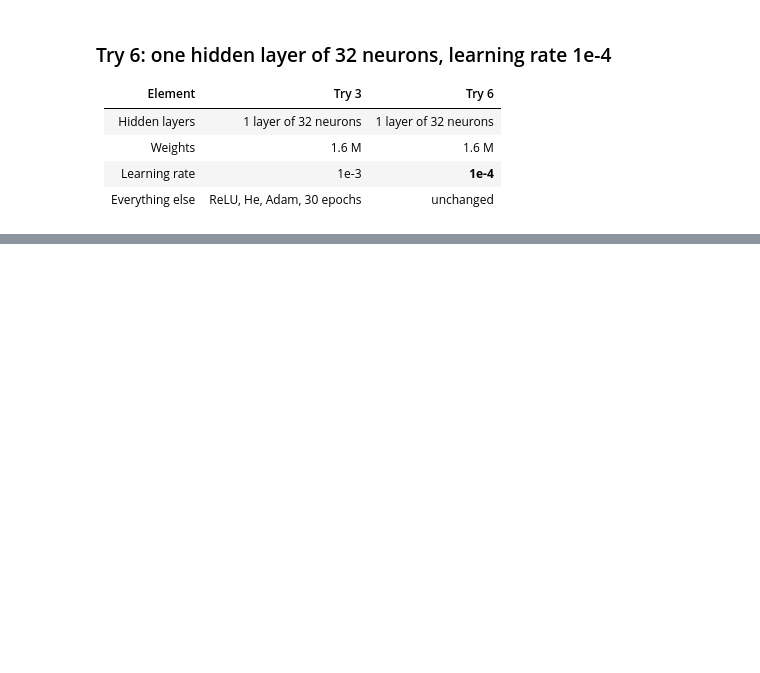
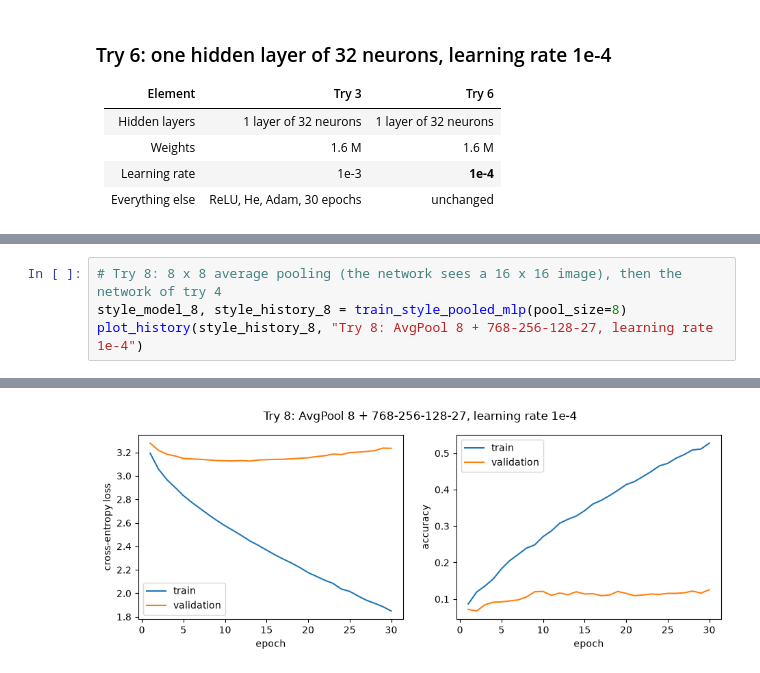
Before and after one commit to lcaquelin/Neural_Networks, a Jupyter notebook: notebooks/04_feed_forward.ipynb, the cells around one changed output, grey strips where cells are left out. Drawn from its saved outputs; the diff is of its cells as text; blank space fills up the shorter version.

```diff
--- a/notebooks/04_feed_forward.ipynb
+++ b/notebooks/04_feed_forward.ipynb
@@ -355,0 +482,5 @@ epoch 30 | train loss 0.560 acc 0.890 | val loss 5.211 acc 0.067 | 0.6 s
+# %%
+# Try 8: 8 x 8 average pooling (the network sees a 16 x 16 image), then the network of try 4
+style_model_8, style_history_8 = train_style_pooled_mlp(pool_size=8)
+plot_history(style_history_8, "Try 8: AvgPool 8 + 768-256-128-27, learning rate 1e-4")
+# %% [output]
@@ -355,0 +504 @@ epoch 30 | train loss 0.560 acc 0.890 | val loss 5.211 acc 0.067 | 0.6 s
+[figure, added]
```
Also changed, not shown: parts of 22 cells of this notebook, 1 other file.
